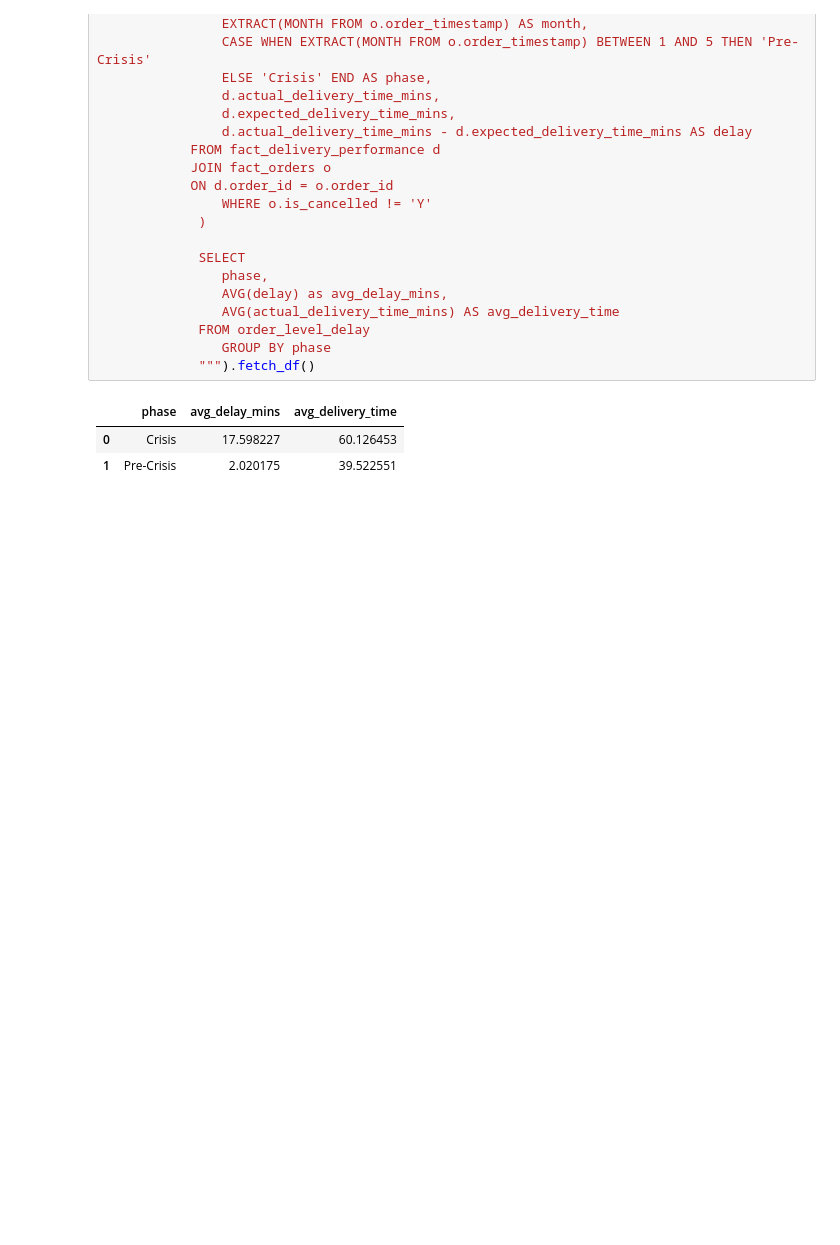
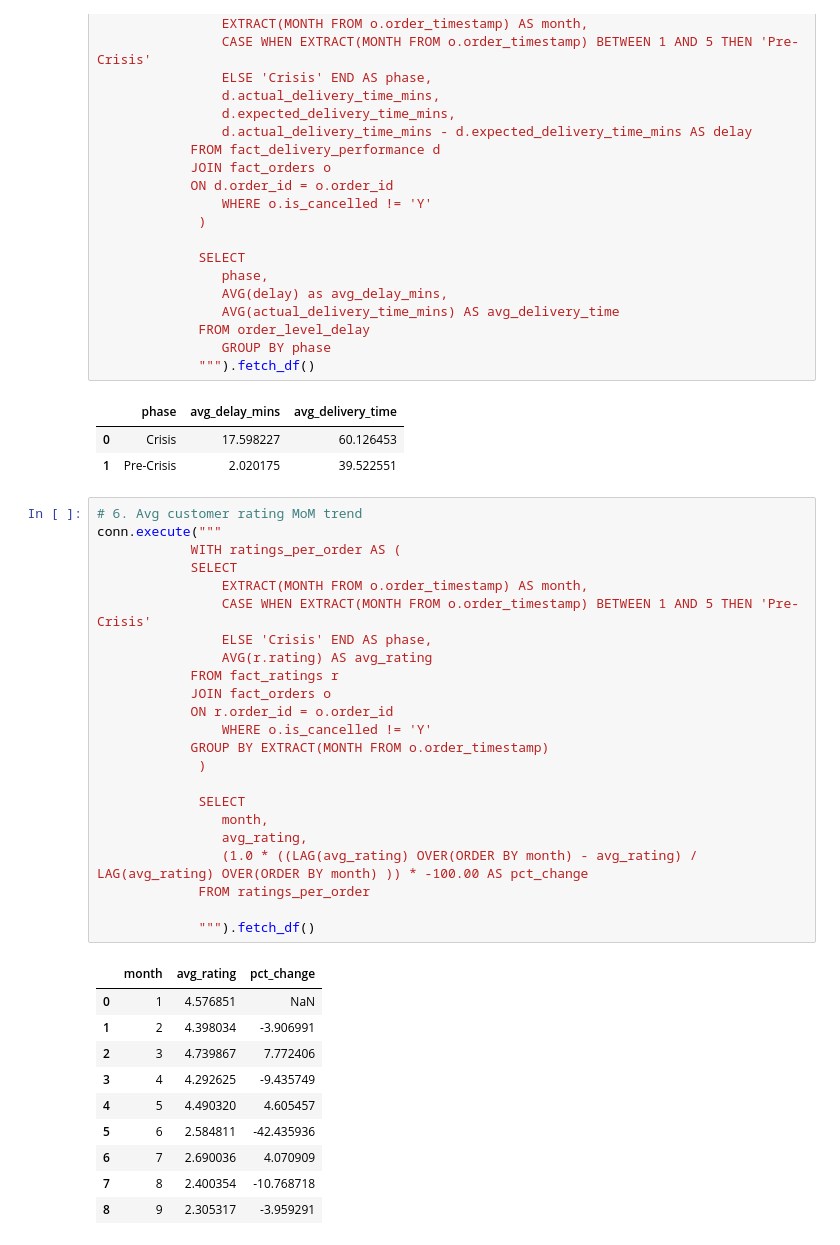
Before and after one commit to Joyan9/Crisis-Recovery-Data-Analytics-Project, a Jupyter notebook: EDA.ipynb, the cells around one changed output. Cells and saved outputs as stored; diff of their text form; blank space fills up the shorter version.

```diff
--- a/EDA.ipynb
+++ b/EDA.ipynb
@@ -372,3 +372,37 @@ conn.execute("""
 |  | phase | avg_delay_mins | avg_delivery_time |
 | 0 | Crisis | 17.598227 | 60.126453 |
 | 1 | Pre-Crisis | 2.020175 | 39.522551 |
+# %%
+# 6. Avg customer rating MoM trend
+conn.execute("""
+            WITH ratings_per_order AS (
+            SELECT
+                EXTRACT(MONTH FROM o.order_timestamp) AS month,
+                CASE WHEN EXTRACT(MONTH FROM o.order_timestamp) BETWEEN 1 AND 5 THEN 'Pre-Crisis'
+                ELSE 'Crisis' END AS phase,
+                AVG(r.rating) AS avg_rating
+            FROM fact_ratings r
+            JOIN fact_orders o
+            ON r.order_id = o.order_id
+                WHERE o.is_cancelled != 'Y'
+            GROUP BY EXTRACT(MONTH FROM o.order_timestamp)
+             )
+
+             SELECT
+                month,
+                avg_rating,
+                (1.0 * ((LAG(avg_rating) OVER(ORDER BY month) - avg_rating) / LAG(avg_rating) OVER(ORDER BY month) )) * -100.00 AS pct_change
+             FROM ratings_per_order
+
+             """).fetch_df()
+# %% [output]
+|  | month | avg_rating | pct_change |
+| 0 | 1 | 4.576851 | NaN |
+| 1 | 2 | 4.398034 | -3.906991 |
+| 2 | 3 | 4.739867 | 7.772406 |
+| 3 | 4 | 4.292625 | -9.435749 |
+| 4 | 5 | 4.490320 | 4.605457 |
+| 5 | 6 | 2.584811 | -42.435936 |
+| 6 | 7 | 2.690036 | 4.070909 |
+| 7 | 8 | 2.400354 | -10.768718 |
+| 8 | 9 | 2.305317 | -3.959291 |
```
Also changed, not shown: parts of 5 cells of this notebook.
